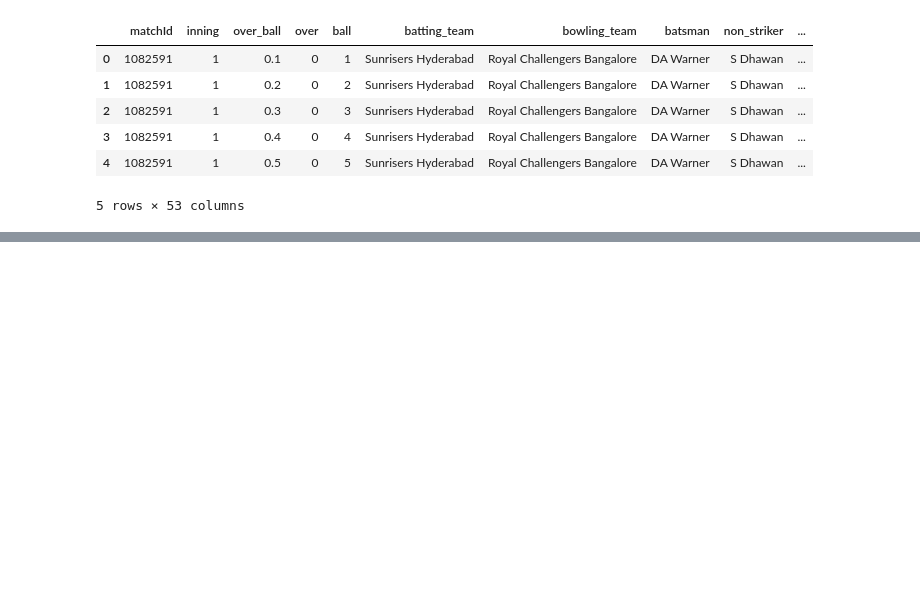
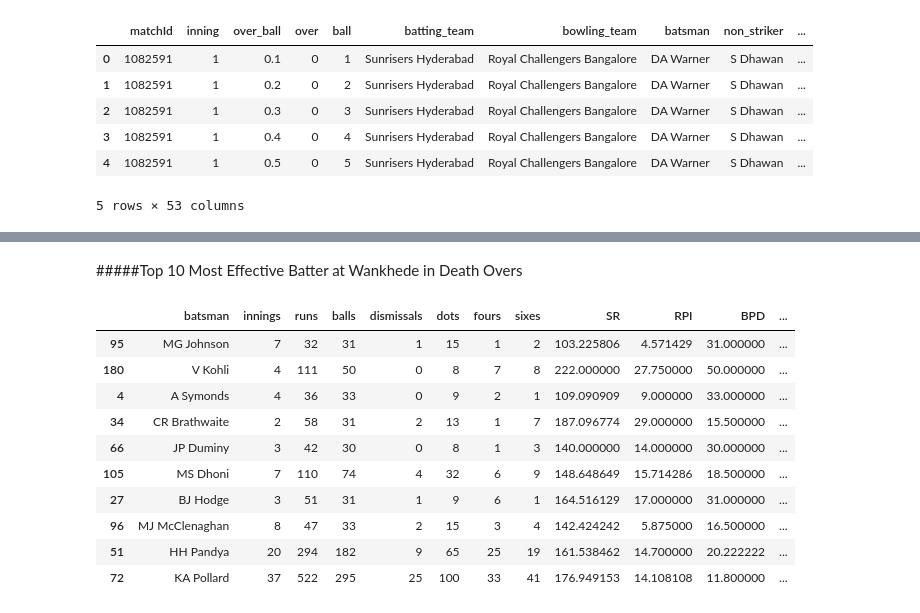
Before and after one commit to MahimnaDarji/Cricket-Analysis, a Jupyter notebook: IPL_Stats_Analysis(Batting).ipynb, the cells around one changed output, grey strips where cells are left out. Drawn from its saved outputs; the diff is of its cells as text; code cells hidden in the pictures; blank space fills up the shorter version.

```diff
--- a/IPL_Stats_Analysis(Batting).ipynb
+++ b/IPL_Stats_Analysis(Batting).ipynb
@@ -1153 +1203,17 @@ Name: runs, dtype: int64
+# %% [markdown]
+#####Top 10 Most Effective Batter at Wankhede in Death Overs
+# %%
+wankhede.sort_values('minmax_score',ascending=False).head(10)
+# %% [output]
+|  | batsman | innings | runs | balls | dismissals | dots | fours | sixes | SR | RPI | BPD | ... |
+| 95 | MG Johnson | 7 | 32 | 31 | 1 | 15 | 1 | 2 | 103.225806 | 4.571429 | 31.000000 | ... |
+| 180 | V Kohli | 4 | 111 | 50 | 0 | 8 | 7 | 8 | 222.000000 | 27.750000 | 50.000000 | ... |
+| 4 | A Symonds | 4 | 36 | 33 | 0 | 9 | 2 | 1 | 109.090909 | 9.000000 | 33.000000 | ... |
+| 34 | CR Brathwaite | 2 | 58 | 31 | 2 | 13 | 1 | 7 | 187.096774 | 29.000000 | 15.500000 | ... |
+| 66 | JP Duminy | 3 | 42 | 30 | 0 | 8 | 1 | 3 | 140.000000 | 14.000000 | 30.000000 | ... |
+| 105 | MS Dhoni | 7 | 110 | 74 | 4 | 32 | 6 | 9 | 148.648649 | 15.714286 | 18.500000 | ... |
+| 27 | BJ Hodge | 3 | 51 | 31 | 1 | 9 | 6 | 1 | 164.516129 | 17.000000 | 31.000000 | ... |
+| 96 | MJ McClenaghan | 8 | 47 | 33 | 2 | 15 | 3 | 4 | 142.424242 | 5.875000 | 16.500000 | ... |
+| 51 | HH Pandya | 20 | 294 | 182 | 9 | 65 | 25 | 19 | 161.538462 | 14.700000 | 20.222222 | ... |
+| 72 | KA Pollard | 37 | 522 | 295 | 25 | 100 | 33 | 41 | 176.949153 | 14.108108 | 11.800000 | ... |
 # %%
```
Also changed, not shown: parts of 31 cells of this notebook.
